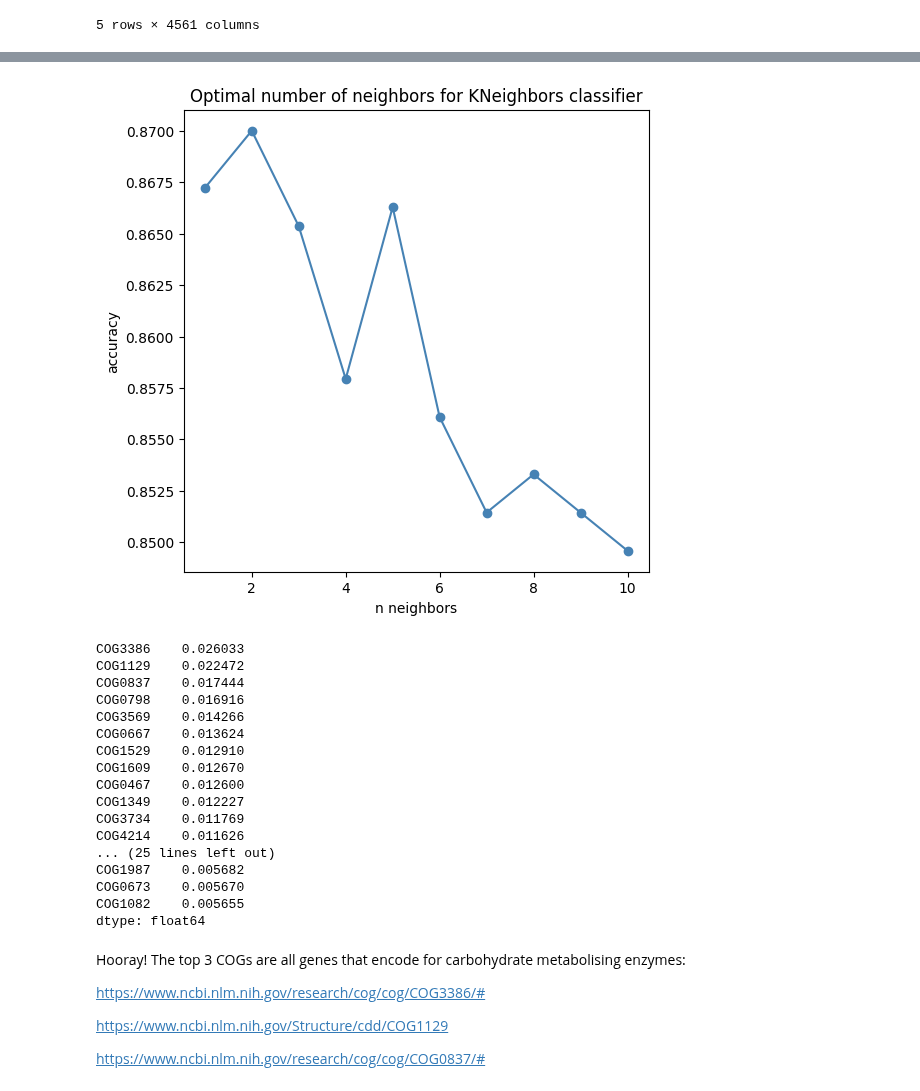
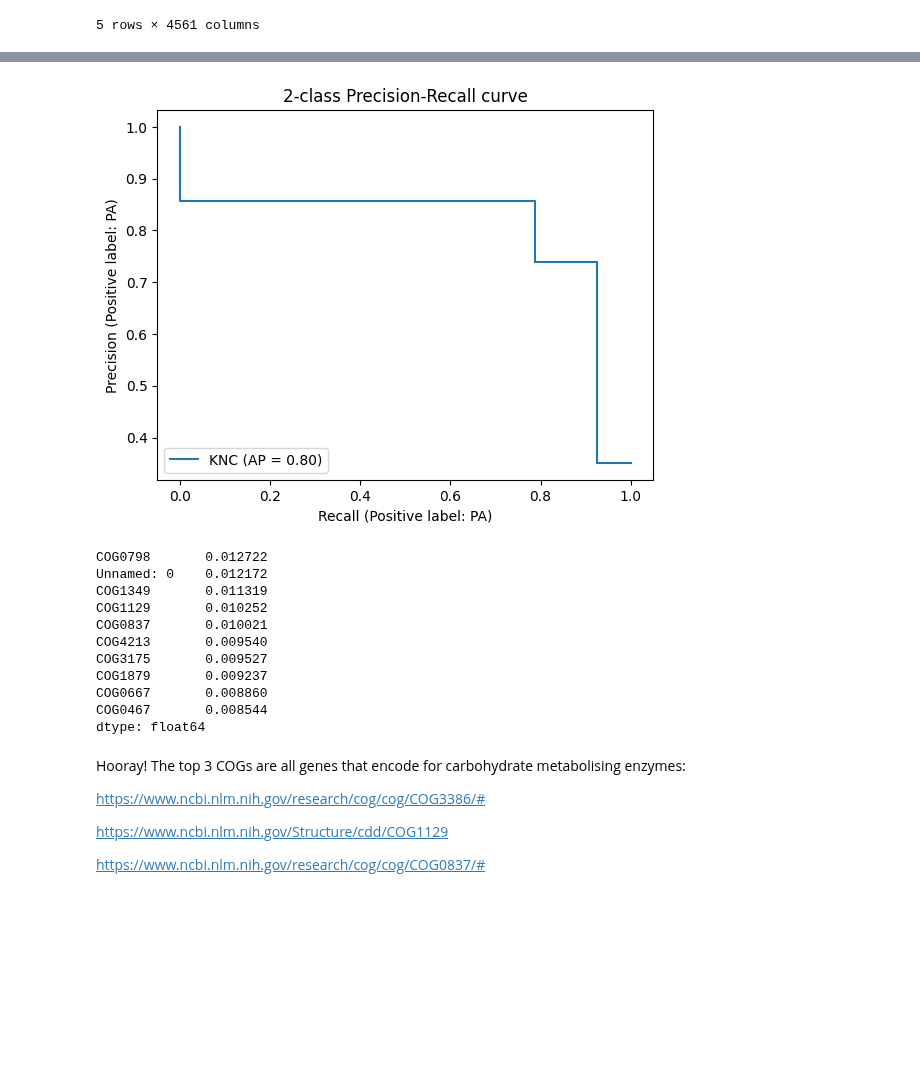
Before and after one commit to ajlukasiewicz/Team_9_MacLearn, a Jupyter notebook: Scripts/KNeighbors_classifier.ipynb, the cells around one changed output, grey strips where cells are left out. Saved outputs shown, nothing was run; the diff lists cells and outputs as text; code cells hidden in the pictures; blank space fills up the shorter version.

```diff
--- a/Scripts/KNeighbors_classifier.ipynb
+++ b/Scripts/KNeighbors_classifier.ipynb
@@ -224,33 +254,28 @@ from sklearn.feature_selection import SelectKBest
 from sklearn import metrics
 
 # select features
-selector = SelectKBest(k=500)
+selector = SelectKBest(k=1705)
 X_train_selected = selector.fit_transform(X_train,y_train)
 
 #make dataframe with features for RFC
 feature_names = X_train.columns[selector.get_support()].tolist()
 X_train_labeled = pd.DataFrame(X_train_selected, columns=feature_names)
 
+KNC = KNeighborsClassifier(n_neighbors = 2)
+KNC.fit(X_train_selected, y_train)
 
-neighbors = range(1,11)
-accuracy = []
+# select the same features on the test set, predict, and get the test accuracy:
+X_test_selected = selector.transform(X_test)
+y_pred = KNC.predict(X_test_selected)
 
-for n in neighbors:
-    #fit using KNeighbors
-    KNC = KNeighborsClassifier(n_neighbors = n)
-    KNC.fit(X_train_selected, y_train)
+#report accuracy
+#(metrics.accuracy_score(y_test, y_pred))
 
-    # select the same features on the test set, predict, and get the test accuracy:
-    X_test_selected = selector.transform(X_test)
-    y_pred = KNC.predict(X_test_selected)
+#plot prcurve
+from sklearn.metrics import PrecisionRecallDisplay
 
-    #log accuracy
-    accuracy.append(metrics.accuracy_score(y_test, y_pred))
-
-plt.figure(figsize=(6,6))
-plt.plot(neighbors, accuracy, 'bo-', color='steelblue')
-plt.xlabel('n neighbors')
-plt.ylabel('accuracy')
-plt.title('Optimal number of neighbors for KNeighbors classifier on merged dbcan and cog %')
-plt.show()
+display = PrecisionRecallDisplay.from_estimator(
+    KNC, X_test_selected, y_test, name="KNC"
+)
+_ = display.ax_.set_title("2-class Precision-Recall curve")
 # %% [output]
@@ -259,8 +282,7 @@ plt.show()
-[figure, old version]
+[figure, new version]
 # %%
-from sklearn.ensemble import RandomForestClassifier
 
-#how does this compare to random forest? from Muyoung script
+#how does this normalized dataset perform compared to random forest? from Muyoung script
 clf2 = RandomForestClassifier(max_depth=10, random_state=42)
 clf2.fit(X_train_labeled, y_train)
 
@@ -270,24 +292,18 @@ y_pred = clf2.predict(X_test_selected)
 
 importances = clf2.feature_importances_
 forest_importances = pd.Series(importances, index=clf2.feature_names_in_)
-forest_importances.sort_values(ascending=False)[:40]
+forest_importances.sort_values(ascending=False)[:10]
 # %% [output]
-COG3386    0.026033
-COG1129    0.022472
-COG0837    0.017444
-COG0798    0.016916
-COG3569    0.014266
-COG0667    0.013624
-COG1529    0.012910
-COG1609    0.012670
-COG0467    0.012600
-COG1349    0.012227
-COG3734    0.011769
-COG4214    0.011626
-... (25 lines left out)
-COG1987    0.005682
-COG0673    0.005670
-COG1082    0.005655
+COG0798       0.012722
+Unnamed: 0    0.012172
+COG1349       0.011319
+COG1129       0.010252
+COG0837       0.010021
+COG4213       0.009540
+COG3175       0.009527
+COG1879       0.009237
+COG0667       0.008860
+COG0467       0.008544
 dtype: float64
 # %% [markdown]
 Hooray! The top 3 COGs are all genes that encode for carbohydrate metabolising enzymes:
```
Also changed, not shown: parts of 17 cells of this notebook.
